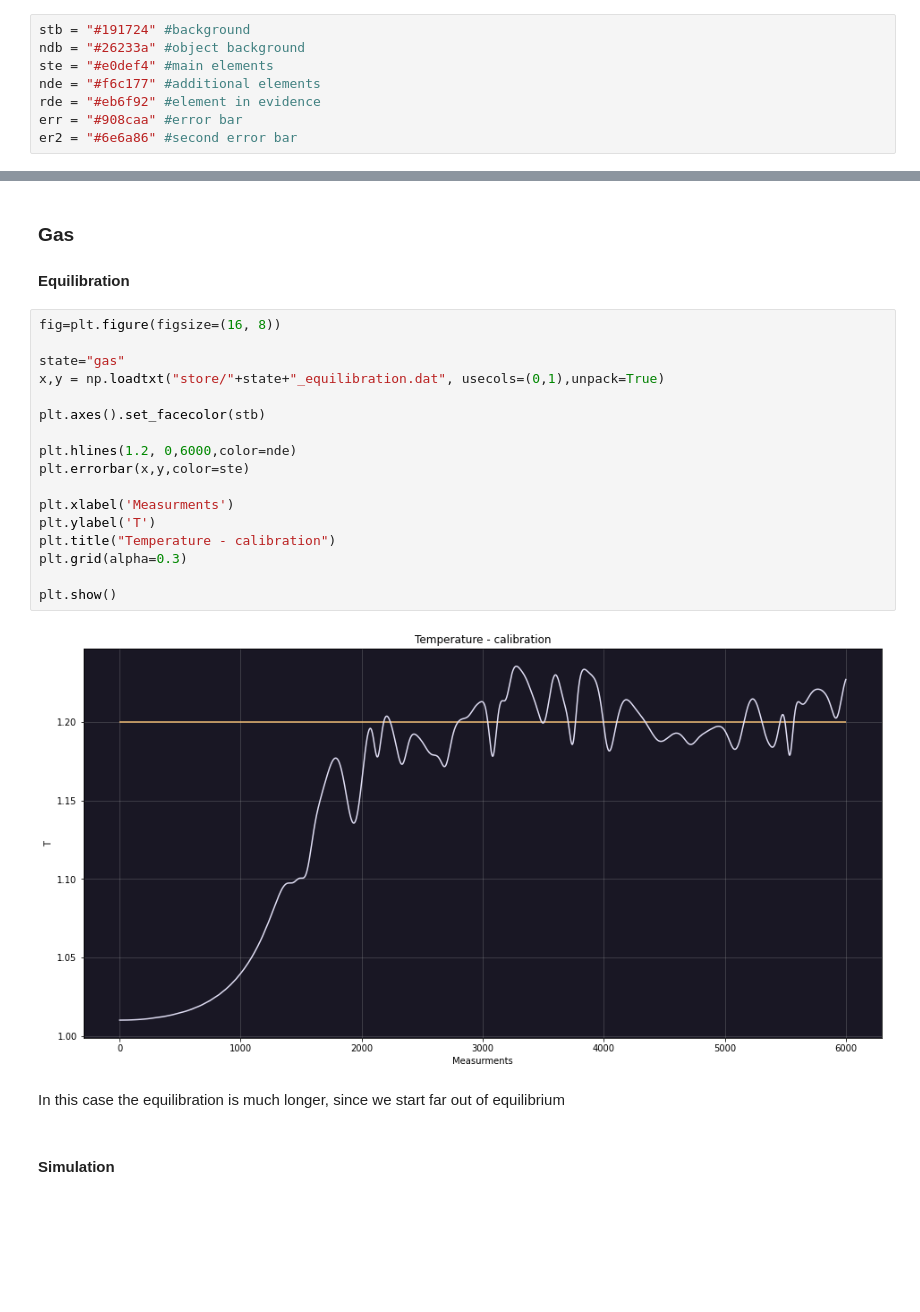
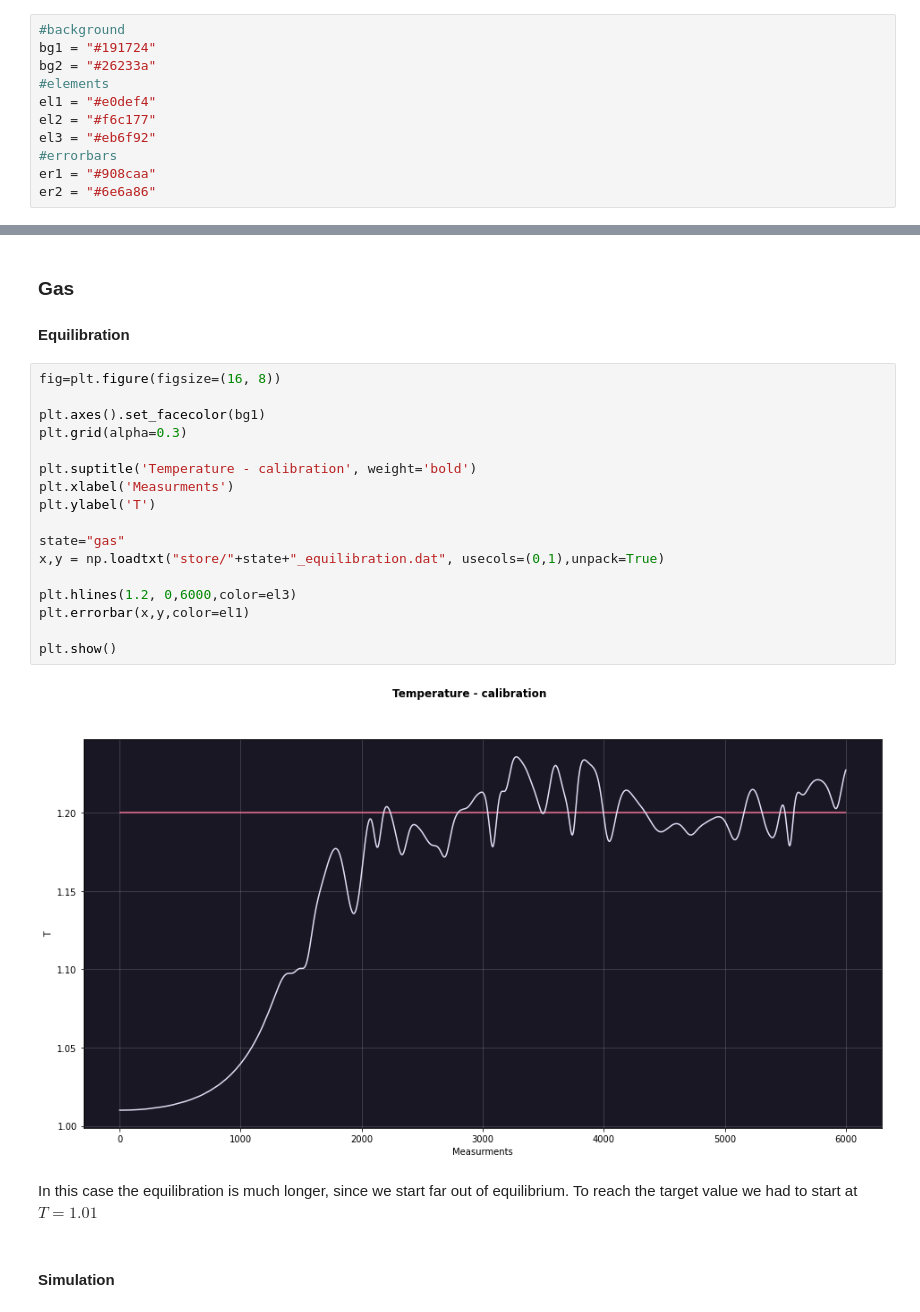
Before and after one commit to ormfav/LsnDavideVallenzasca, a Jupyter notebook: 04/04.ipynb, the cells around one changed output, grey strips where cells are left out. Cells and saved outputs as stored; diff of their text form; blank space fills up the shorter version.

```diff
--- a/04/04.ipynb
+++ b/04/04.ipynb
@@ -11,10 +39,13 @@ import matplotlib.pyplot as plt
 # %% [markdown]
 #### Colors, just for fun
 # %%
-stb = "#191724" #background
-ndb = "#26233a" #object background
-ste = "#e0def4" #main elements
-nde = "#f6c177" #additional elements
-rde = "#eb6f92" #element in evidence
-err = "#908caa" #error bar
-er2 = "#6e6a86" #second error bar
+#background
+bg1 = "#191724"
+bg2 = "#26233a"
+#elements
+el1 = "#e0def4"
+el2 = "#f6c177"
+el3 = "#eb6f92"
+#errorbars
+er1 = "#908caa"
+er2 = "#6e6a86"
@@ -277,25 +298,25 @@ plt.show()
 #### Equilibration
 # %%
 fig=plt.figure(figsize=(16, 8))
+
+plt.axes().set_facecolor(bg1)
+plt.grid(alpha=0.3)
+
+plt.suptitle('Temperature - calibration', weight='bold')
+plt.xlabel('Measurments')
+plt.ylabel('T')
 
 state="gas"
 x,y = np.loadtxt("store/"+state+"_equilibration.dat", usecols=(0,1),unpack=True)
 
-plt.axes().set_facecolor(stb)
-
-plt.hlines(1.2, 0,6000,color=nde)
-plt.errorbar(x,y,color=ste)
-
-plt.xlabel('Measurments')
-plt.ylabel('T')
-plt.title("Temperature - calibration")
-plt.grid(alpha=0.3)
+plt.hlines(1.2, 0,6000,color=el3)
+plt.errorbar(x,y,color=el1)
 
 plt.show()
 # %% [output]
-[figure, old version]
+[figure, new version]
 # %% [markdown]
-In this case the equilibration is much longer, since we start far out of equilibrium
+In this case the equilibration is much longer, since we start far out of equilibrium. To reach the target value we had to start at $T=1.01$
 # %% [markdown]
 #### Simulation
 # %%
```
Also changed, not shown: parts of 13 cells of this notebook, 48 other files.
